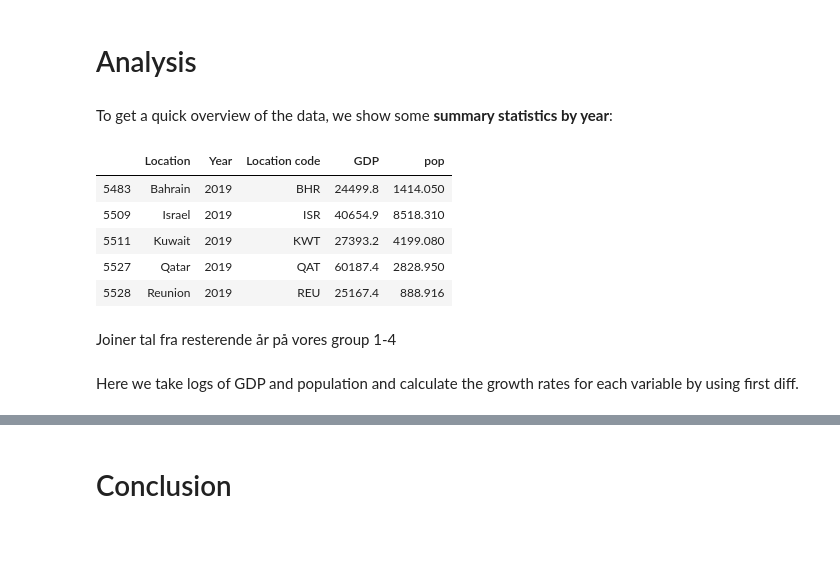
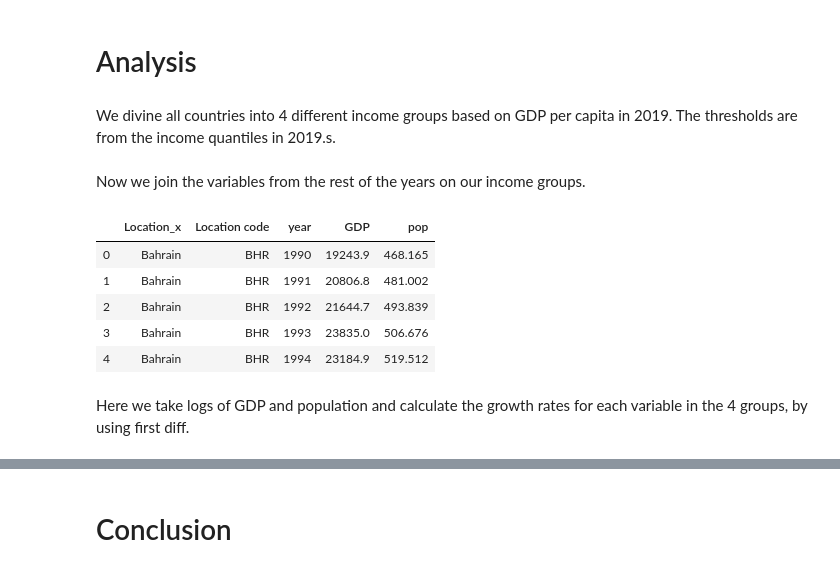
Before and after one commit to NumEconCopenhagen/projects-2020-1001numpyarrays, a Jupyter notebook: dataproject/dataproject.ipynb, the cells around one changed output, grey strips where cells are left out. Drawn from its saved outputs; the diff is of its cells as text; code cells hidden in the pictures; blank space fills up the shorter version.

```diff
--- a/dataproject/dataproject.ipynb
+++ b/dataproject/dataproject.ipynb
@@ -131,7 +141,7 @@ GDP_pop.head(10)
 # %% [markdown]
 # Analysis
-# %% [markdown]
-To get a quick overview of the data, we show some **summary statistics by year**:
+# %% [markdown]
+We divine all countries into 4 different income groups based on GDP per capita in 2019. The thresholds are from the income quantiles in 2019.s.
 # %%
 GDP_pop.groupby('Year').agg(["mean", "max", "min"]).round(2)
 
@@ -140,43 +150,43 @@ GDP_pop_group4 = GDP_pop[(GDP_pop.GDP <= 1959.62) & (GDP_pop.Year == 2019)]
 GDP_pop_group3 = GDP_pop[( GDP_pop.GDP >= 1959.62) & (GDP_pop.GDP <= 6404.62) & (GDP_pop.Year == 2019)]
 GDP_pop_group2 = GDP_pop[( GDP_pop.GDP >= 6404.62) & (GDP_pop.GDP <= 21745.90) & (GDP_pop.Year == 2019)]
 GDP_pop_group1 = GDP_pop[( GDP_pop.GDP >= 21745.90)  & (GDP_pop.Year == 2019)]
-GDP_pop_group1.head(5)
-# %% [output]
-|  | Location | Year | Location code | GDP | pop |
-| 5483 | Bahrain | 2019 | BHR | 24499.8 | 1414.050 |
-| 5509 | Israel | 2019 | ISR | 40654.9 | 8518.310 |
-| 5511 | Kuwait | 2019 | KWT | 27393.2 | 4199.080 |
-| 5527 | Qatar | 2019 | QAT | 60187.4 | 2828.950 |
-| 5528 | Reunion | 2019 | REU | 25167.4 | 888.916 |
-# %% [markdown]
-Joiner tal fra resterende år på vores group 1-4
+# %% [markdown]
+Now we join the variables from the rest of the years on our income groups.
 # %%
 # group 1
 join_group1 = pd.merge(GDP_pop_group1, GDP_pop, how='left',on=['Location code'])
 drop_these = ['Year_x', 'GDP_x', 'pop_x', 'Location_y']
 rename_these = {'Year_y':'year', 'GDP_y':'GDP', 'pop_y':'pop'}
 join_group1.drop(drop_these, axis=1, inplace=True)
 join_group1.rename(columns = rename_these, inplace=True)
 # group 2
 join_group2 = pd.merge(GDP_pop_group2, GDP_pop, how='left',on=['Location code'])
 drop_these = ['Year_x', 'GDP_x', 'pop_x', 'Location_y']
 rename_these = {'Year_y':'year', 'GDP_y':'GDP', 'pop_y':'pop'}
 join_group2.drop(drop_these, axis=1, inplace=True)
 join_group2.rename(columns = rename_these, inplace=True)
 # group 3
 join_group3 = pd.merge(GDP_pop_group3, GDP_pop, how='left',on=['Location code'])
 drop_these = ['Year_x', 'GDP_x', 'pop_x', 'Location_y']
 rename_these = {'Year_y':'year', 'GDP_y':'GDP', 'pop_y':'pop'}
 join_group3.drop(drop_these, axis=1, inplace=True)
 join_group3.rename(columns = rename_these, inplace=True)
 # group 4
 join_group4 = pd.merge(GDP_pop_group4, GDP_pop, how='left',on=['Location code'])
 drop_these = ['Year_x', 'GDP_x', 'pop_x', 'Location_y']
 rename_these = {'Year_y':'year', 'GDP_y':'GDP', 'pop_y':'pop'}
 join_group4.drop(drop_these, axis=1, inplace=True)
 join_group4.rename(columns = rename_these, inplace=True)
+join_group1.head(5)
+# %% [output]
+|  | Location_x | Location code | year | GDP | pop |
+| 0 | Bahrain | BHR | 1990 | 19243.9 | 468.165 |
+| 1 | Bahrain | BHR | 1991 | 20806.8 | 481.002 |
+| 2 | Bahrain | BHR | 1992 | 21644.7 | 493.839 |
+| 3 | Bahrain | BHR | 1993 | 23835.0 | 506.676 |
+| 4 | Bahrain | BHR | 1994 | 23184.9 | 519.512 |
 # %% [markdown]
-Here we take logs of GDP and population and calculate the growth rates for each variable by using first diff.
+Here we take logs of GDP and population and calculate the growth rates for each variable in the 4 groups, by using first diff.
 # %%
 # Take logs of GDP
 join_group1['log_GDP'] =  np.log(join_group1['GDP'])
```
Also changed, not shown: parts of 9 cells of this notebook.
